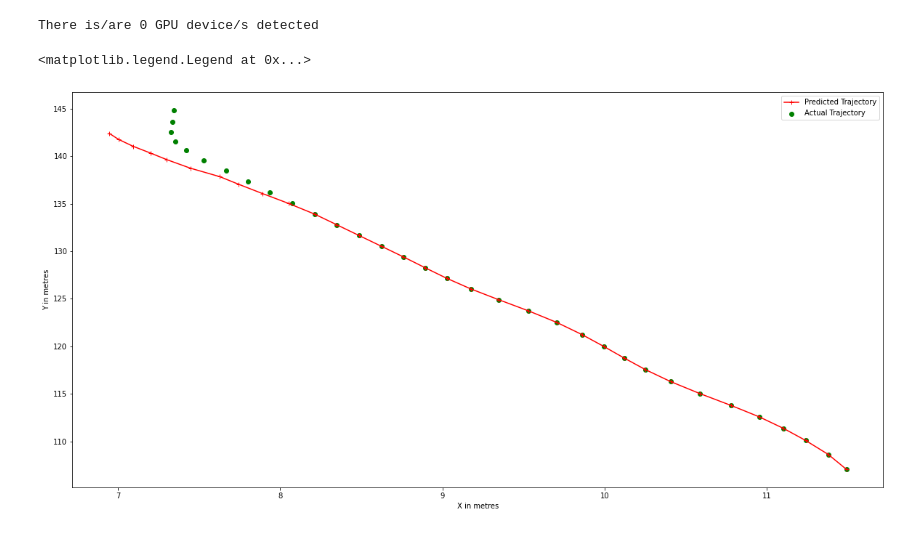
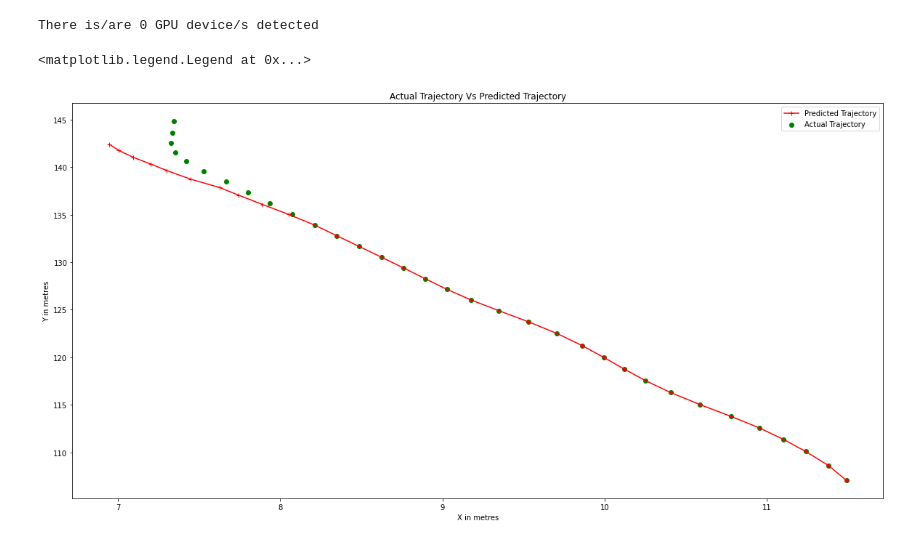
Before and after one commit to AshAswin/vehicle-trajectory-prediction-with-Gaussian-Process-regression, a Jupyter notebook: gp_future_motion_prediction.ipynb, the cells around one changed output. Saved outputs shown, nothing was run; the diff lists cells and outputs as text; code cells hidden in the pictures.

Commit message:
remove empty cells and add title to the last plot

```diff
--- a/gp_future_motion_prediction.ipynb
+++ b/gp_future_motion_prediction.ipynb
@@ -368,33 +366,29 @@ with torch.no_grad(),gpytorch.settings.fast_pred_var():
     Update the prior knowledge (set of known positions). The newly estimated
     position's derivatives would be inferred from the GP model.
     '''
-    xy_test = torch.cat((xy_test,\
-                                            next_position),dim=0)
-    if(time_step == prediction_steps-1):
-      lower_conf_bound_vx, upper_conf_bound_vx = posterior_dist_vx.\
+    xy_test = torch.cat((xy_test,next_position),dim=0)
+    #if(time_step == prediction_steps-1):
+    lower_conf_bound_vx, upper_conf_bound_vx = posterior_dist_vx.\
                                                         confidence_region()
-      lower_conf_bound_vy, upper_conf_bound_vy = posterior_dist_vy.\
+    lower_conf_bound_vy, upper_conf_bound_vy = posterior_dist_vy.\
                                                         confidence_region()
 # %%
   if torch.cuda.is_available():
     #Place variables on CPU for plotting
     xy_test = xy_test.cpu().numpy()
     lower_conf_bound_vx = lower_conf_bound_vx.cpu().numpy()
     upper_conf_bound_vx = upper_conf_bound_vx.cpu().numpy()
 
   #plot outputs
   figure, subplots = plt.subplots(1,1,figsize=(20,10))
-  subplots.scatter(xy_test_truth[:,0],xy_test_truth[:,1],color='green',label='Actual Trajectory')
-  subplots.plot(xy_test[:,0],xy_test[:,1]\
-                ,color='red',marker='+',label='Predicted Trajectory')
-  '''
-    Figure out a way to plot 2D uncertainties
-  '''
-  #subplots.fill_between(xy_test, lower_conf_bound_vx, upper_conf_bound_vx,alpha=0.5)
-
-  plt.xlabel('X in metres')
-  plt.ylabel('Y in metres')
-  plt.legend()
+  subplots.scatter(xy_test_truth[:,0],xy_test_truth[:,1],color='green',\
+                   label='Actual Trajectory')
+  subplots.plot(xy_test[:,0],xy_test[:,1],color='red',marker='+',\
+                label='Predicted Trajectory')
+  subplots.set_xlabel('X in metres')
+  subplots.set_ylabel('Y in metres')
+  subplots.set_title("Actual Trajectory Vs Predicted Trajectory")
+  subplots.legend()
 # %% [output]
 <matplotlib.legend.Legend at 0x...>
-[figure, old version]
+[figure, new version]
```
Also changed, not shown: parts of 1 cell of this notebook.
